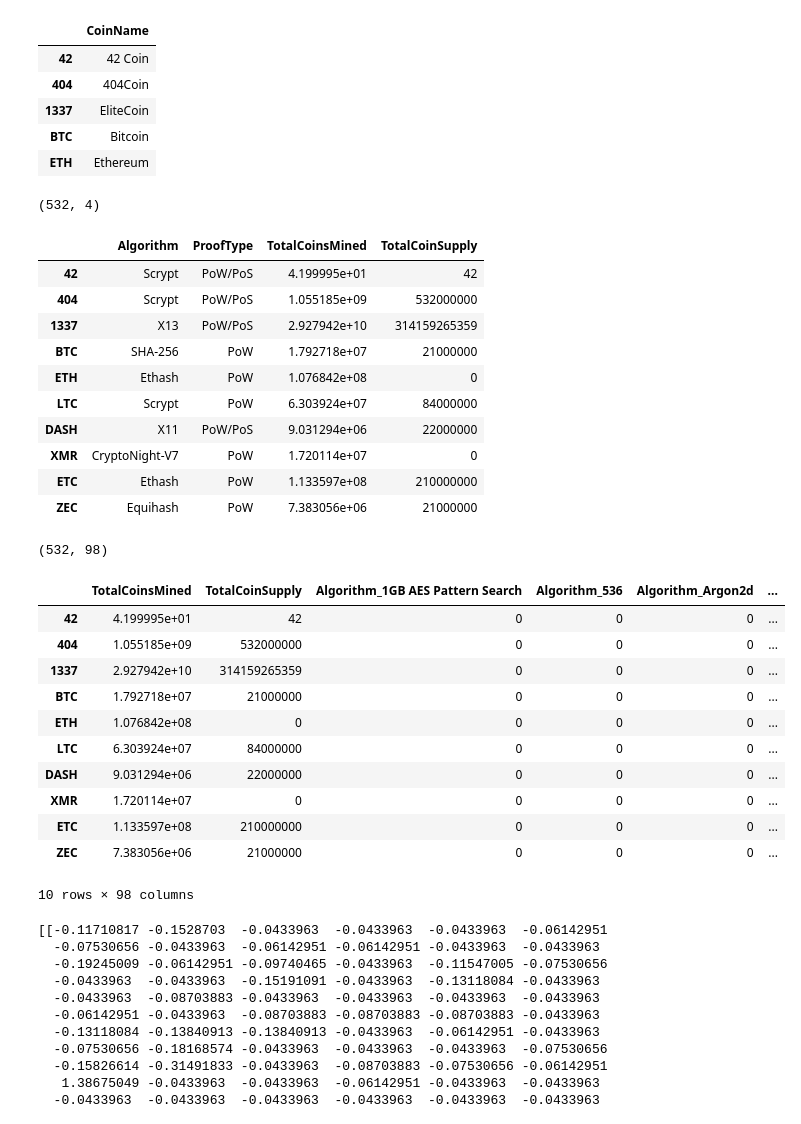
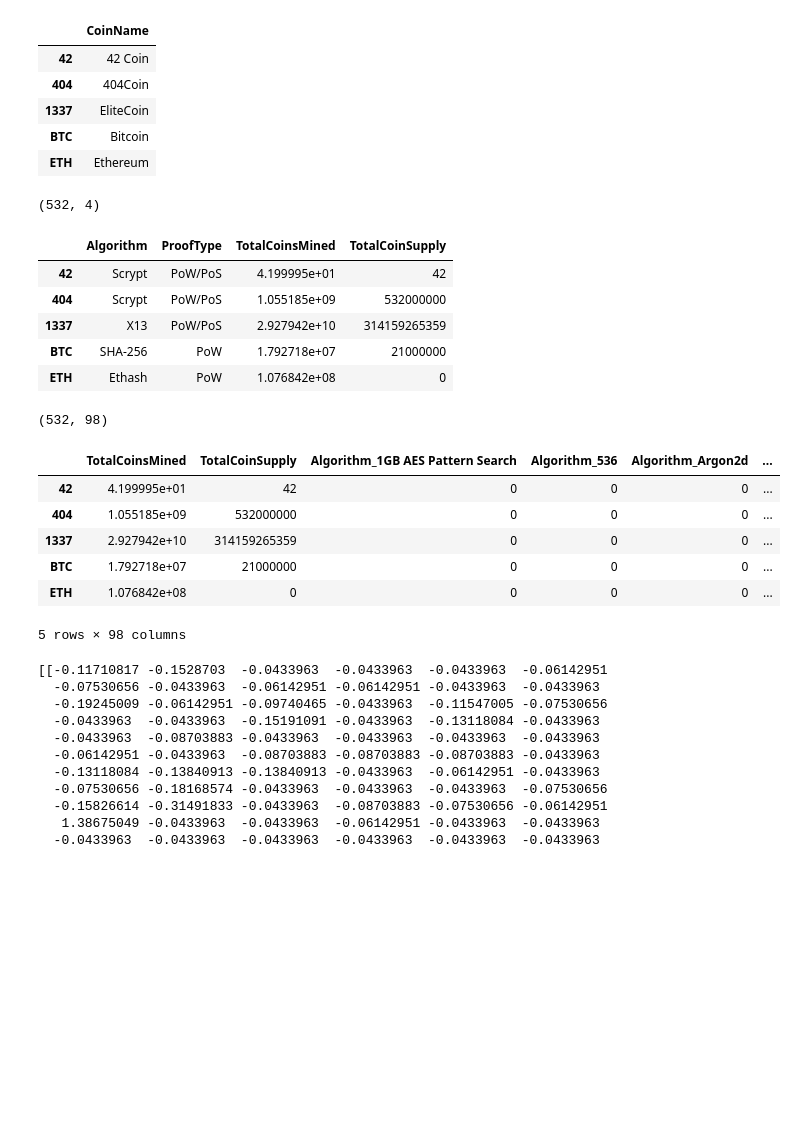
Before and after one commit to sbaik97/Cryptocurrency_ML_Analysis, a Jupyter notebook: crypto_clustering.ipynb, the cells around one changed output. Drawn from its saved outputs; the diff is of its cells as text; code cells hidden in the pictures; blank space fills up the shorter version.

```diff
--- a/crypto_clustering.ipynb
+++ b/crypto_clustering.ipynb
@@ -47,8 +67,8 @@ crypto_df.head()
 # %%
-# Remove the "IsTrading" column.
-crypto_df = crypto_df.drop(['IsTrading'], axis=1)
-print(crypto_df.shape)
-crypto_df.head()
+# 1-4. Remove the "IsTrading" column.
+crypto_istrading_df = crypto_working_df.drop(['IsTrading'], axis=1)
+print(crypto_istrading_df.shape)
+crypto_istrading_df.head()
 # %% [output]
 (1144, 5)
 |  | CoinName | Algorithm | ProofType | TotalCoinsMined | TotalCoinSupply |
@@ -58,10 +78,10 @@ crypto_df.head()
 | 611 | SixEleven | SHA-256 | PoW | NaN | 611000 |
 | 808 | 808 | SHA-256 | PoW/PoS | 0.000000e+00 | 0 |
 # %%
-# Remove rows that have at least 1 null value.
-crypto_df = crypto_df.dropna()
-print(crypto_df.shape)
-crypto_df.head(10)
+# 1-5 Remove rows that have at least 1 null value.
+crypto_nonnull_df = crypto_istrading_df.dropna()
+print(crypto_nonnull_df.shape)
+crypto_nonnull_df.head(10)
 # %% [output]
 (685, 5)
 |  | CoinName | Algorithm | ProofType | TotalCoinsMined | TotalCoinSupply |
@@ -76,10 +96,10 @@ crypto_df.head(10)
 | XMR | Monero | CryptoNight-V7 | PoW | 1.720114e+07 | 0 |
 | ETC | Ethereum Classic | Ethash | PoW | 1.133597e+08 | 210000000 |
 # %%
-# Keep the rows where coins are mined.
-crypto_df = crypto_df[(crypto_df.TotalCoinsMined > 0)]
-print(crypto_df.shape)
-crypto_df.head(10)
+# 1-6 Keep the rows where coins are mined.
+crypto_mined_df = crypto_nonnull_df[(crypto_df.TotalCoinsMined > 0)]
+print(crypto_mined_df.shape)
+crypto_mined_df.head(10)
 # %% [output]
 (532, 5)
 |  | CoinName | Algorithm | ProofType | TotalCoinsMined | TotalCoinSupply |
@@ -107,11 +127,10 @@ crypto_df_name.head(5)
 | BTC | Bitcoin |
 | ETH | Ethereum |
 # %%
-# Drop the 'CoinName' column since it's not going to be used on the clustering algorithm.
-# YOUR CODE HERE
-crypto_df = crypto_df.drop(['CoinName'], axis=1)
-print(crypto_df.shape)
-crypto_df.head(10)
+# 1-8 Drop the 'CoinName' column since it's not going to be used on the clustering algorithm.
+new_crypto_df = crypto_mined_df.drop(['CoinName'], axis=1)
+print(new_crypto_df.shape)
+new_crypto_df.head(5)
 # %% [output]
 (532, 4)
 |  | Algorithm | ProofType | TotalCoinsMined | TotalCoinSupply |
@@ -120,28 +139,18 @@ crypto_df.head(10)
 | 1337 | X13 | PoW/PoS | 2.927942e+10 | 314159265359 |
 | BTC | SHA-256 | PoW | 1.792718e+07 | 21000000 |
 | ETH | Ethash | PoW | 1.076842e+08 | 0 |
-| LTC | Scrypt | PoW | 6.303924e+07 | 84000000 |
-| DASH | X11 | PoW/PoS | 9.031294e+06 | 22000000 |
-| XMR | CryptoNight-V7 | PoW | 1.720114e+07 | 0 |
-| ETC | Ethash | PoW | 1.133597e+08 | 210000000 |
-| ZEC | Equihash | PoW | 7.383056e+06 | 21000000 |
 # %%
-# Use get_dummies() to create variables for text features.
-crypto_df_enc = pd.get_dummies(crypto_df, columns=["Algorithm", "ProofType"])
-print(crypto_df_enc.shape)
-crypto_df_enc.head(10)
+# 1-9 Use get_dummies() to create variables for text features.
+X = pd.get_dummies(new_crypto_df, columns=["Algorithm", "ProofType"])
+print(X.shape)
+X.head(5)
 # %% [output]
 (532, 98)
 |  | TotalCoinsMined | TotalCoinSupply | Algorithm_1GB AES Pattern Search | Algorithm_536 | Algorithm_Argon2d | ... |
 | 42 | 4.199995e+01 | 42 | 0 | 0 | 0 | ... |
 | 404 | 1.055185e+09 | 532000000 | 0 | 0 | 0 | ... |
 | 1337 | 2.927942e+10 | 314159265359 | 0 | 0 | 0 | ... |
 | BTC | 1.792718e+07 | 21000000 | 0 | 0 | 0 | ... |
 | ETH | 1.076842e+08 | 0 | 0 | 0 | 0 | ... |
-| LTC | 6.303924e+07 | 84000000 | 0 | 0 | 0 | ... |
-| DASH | 9.031294e+06 | 22000000 | 0 | 0 | 0 | ... |
-| XMR | 1.720114e+07 | 0 | 0 | 0 | 0 | ... |
-| ETC | 1.133597e+08 | 210000000 | 0 | 0 | 0 | ... |
-| ZEC | 7.383056e+06 | 21000000 | 0 | 0 | 0 | ... |
-10 rows × 98 columns
+5 rows × 98 columns
 # %%
```
Also changed, not shown: parts of 23 cells of this notebook, 12 other files.
